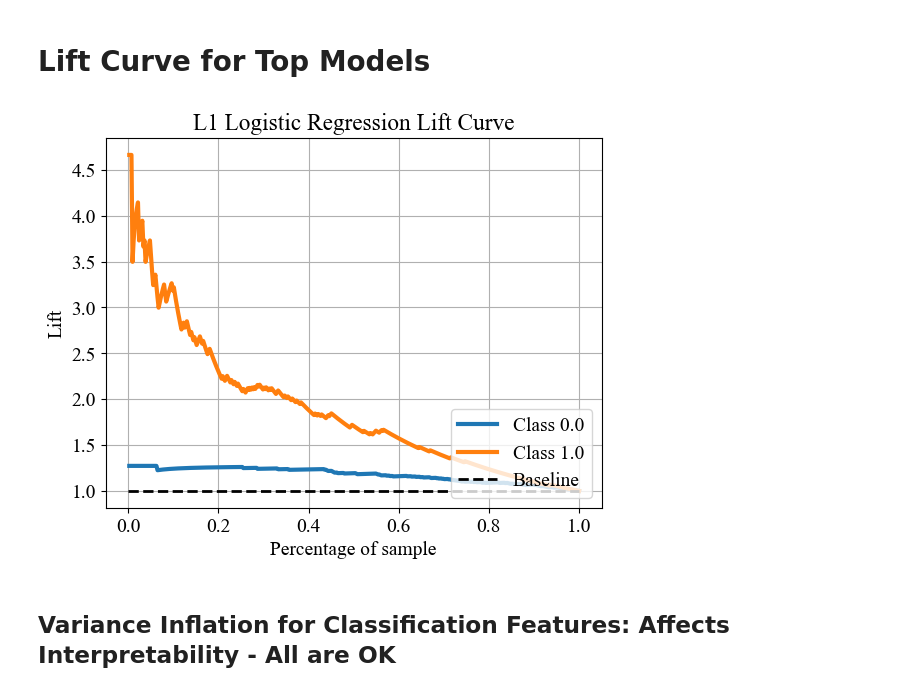
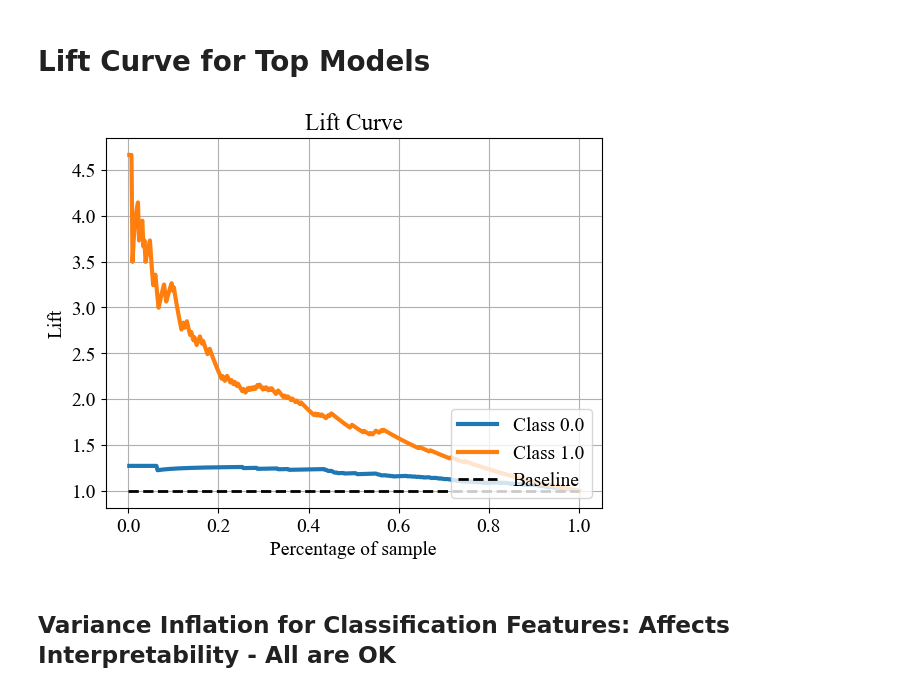
Before and after one commit to HNStaggs/Long-COVID, a Jupyter notebook: LongCOVID_Modeling.ipynb, the cells around one changed output. Saved outputs shown, nothing was run; the diff lists cells and outputs as text; code cells hidden in the pictures.

```diff
--- a/LongCOVID_Modeling.ipynb
+++ b/LongCOVID_Modeling.ipynb
@@ -1374,10 +1374,10 @@ plt.savefig('ROCs.png')
 # Lift Curve for Top Models
 # %%
 #Lift curve for logistic regression on test data
-plot_lift_curve(y_test_imp, log_l1_bal.predict_proba(X_test_log), title = 'L1 Logistic Regression Lift Curve')
+plot_lift_curve(y_test_imp, log_l1_bal.predict_proba(X_test_log))
 plt.savefig('LogLift.png')
 # %% [output]
-[figure, old version]
+[figure, new version]
 # %% [markdown]
 ## Variance Inflation for Classification Features: Affects Interpretability - All are OK
 # %%
```
Also changed, not shown: 1 other file.
